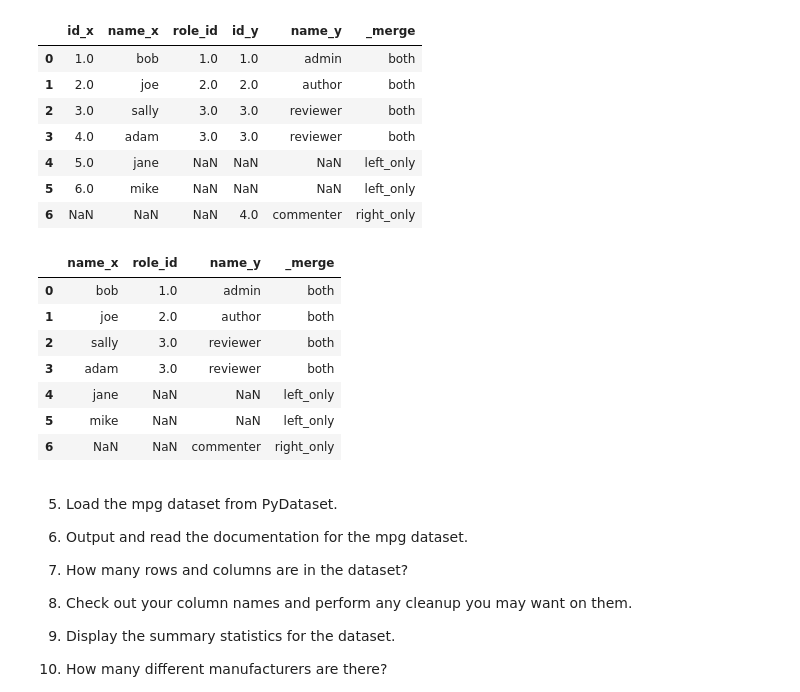
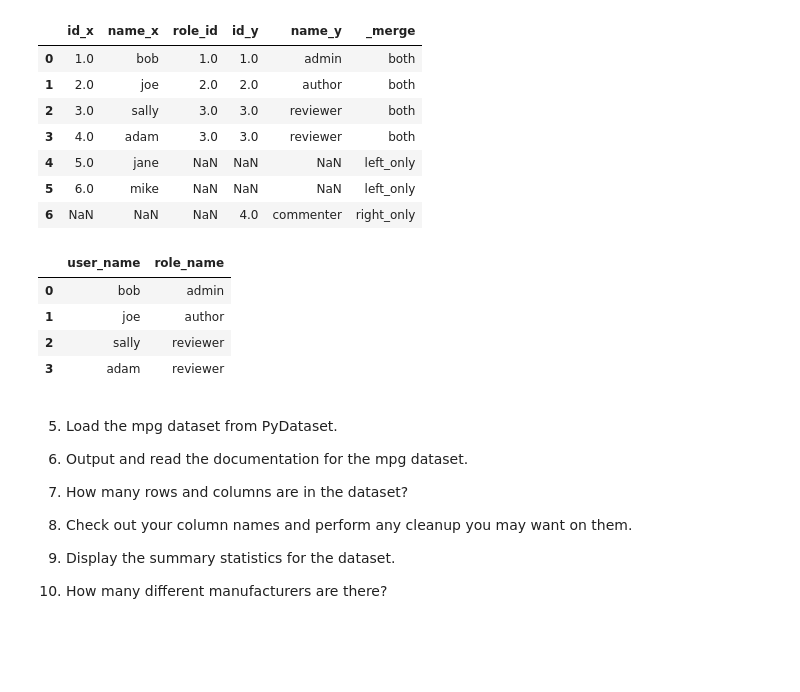
Before and after one commit to nicolas-angarita/data_science_libraries, a Jupyter notebook: Advanced_dataframes.ipynb, the cells around one changed output. Saved outputs shown, nothing was run; the diff lists cells and outputs as text; code cells hidden in the pictures; blank space fills up the shorter version.

```diff
--- a/Advanced_dataframes.ipynb
+++ b/Advanced_dataframes.ipynb
@@ -173,19 +170,18 @@ users.merge(roles, left_on ='role_id', right_on = 'id', how = 'outer', indicator
 # %%
 (users.merge(roles,
             left_on ='role_id',
             right_on = 'id',
-            how = 'outer', indicator=True)
-.drop(columns = ['id_x','id_y'])
+            how = 'inner')
+.drop(columns = ['id_x','id_y','role_id'])
+.rename(columns = {'name_x': 'user_name',
+                   'name_y': 'role_name'})
 )
 # %% [output]
-|  | name_x | role_id | name_y | _merge |
-| 0 | bob | 1.0 | admin | both |
-| 1 | joe | 2.0 | author | both |
-| 2 | sally | 3.0 | reviewer | both |
-| 3 | adam | 3.0 | reviewer | both |
-| 4 | jane | NaN | NaN | left_only |
-| 5 | mike | NaN | NaN | left_only |
-| 6 | NaN | NaN | commenter | right_only |
+|  | user_name | role_name |
+| 0 | bob | admin |
+| 1 | joe | author |
+| 2 | sally | reviewer |
+| 3 | adam | reviewer |
 # %% [markdown]
 5. Load the mpg dataset from PyDataset.
 
```
Also changed, not shown: parts of 32 cells of this notebook, 3 other files.
